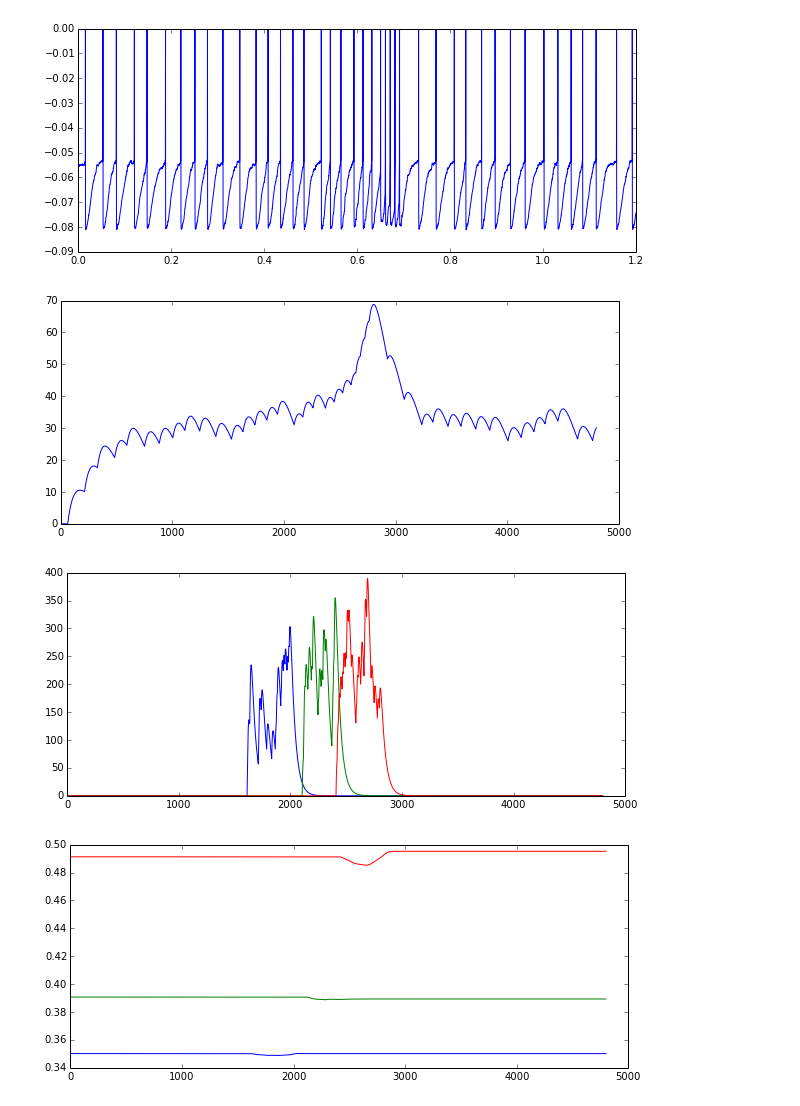
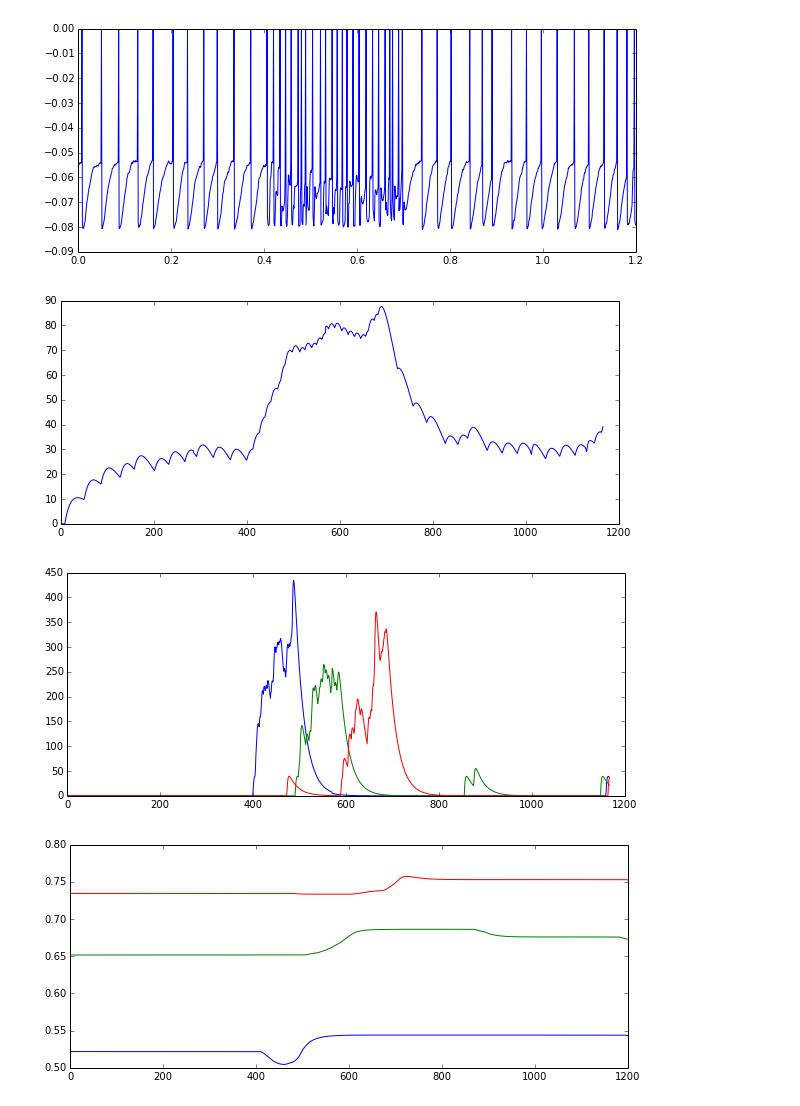
Before and after one commit to blennon/research, a Jupyter notebook: spiking_pf_mli_plasticity/notebooks/pf_mli_setup_test.ipynb, the cells around one changed output. Cells and saved outputs as stored; diff of their text form; code cells hidden in the pictures.

Commit message:
updated notebooks, added new notebooks/experiments, fixed clock issue in rate monitor

```diff
--- a/spiking_pf_mli_plasticity/notebooks/pf_mli_setup_test.ipynb
+++ b/spiking_pf_mli_plasticity/notebooks/pf_mli_setup_test.ipynb
@@ -12,7 +12,7 @@ def pf_rates(t):
 
     t: is the simulation time step
     '''
-    fr = zeros(3) * Hz
+    fr = ones(3) * 2*Hz
     if 400*ms <= t < 500*ms:
         fr[0] = 200 * Hz
     elif 500*ms <= t < 600*ms:
@@ -27,7 +27,7 @@ def run_net(initial_weights):
     GR = PoissonGroup(3,rates=pf_rates)
     MLI = MLIGroup(1)
     CF = SpikeGeneratorGroup(1,[(0,i*ms) for i in range(650,700,10)])
-    S_GR_MLI = Synapses(GR,MLI,model='w:1',pre='g_ampa+=MLI.g_ampa_*w')
+    S_GR_MLI = Synapses(GR,MLI,model='w:1',pre='g_ampa+=5*MLI.g_ampa_*w')
     S_GR_MLI[:,:] = 1
     S_GR_MLI.w[:,:] = initial_weights
     S_CF_MLI = Synapses(CF,MLI,model='w:1',pre='g_ampa+=MLI.g_ampa_*w')
@@ -38,15 +38,16 @@ def run_net(initial_weights):
     def random_current():
         MLI.I = gamma(3.966333,0.006653,size=len(MLI)) * nA
 
+    record_clock = Clock(1*ms)
     GR_S = SpikeMonitor(GR)
-    GR_R = RealTimeRateMonitor(GR, record=True)
-    MLI_V = StateMonitor(MLI, 'V', record=True)
+    GR_R = RealTimeRateMonitor(GR, record=True, record_clock=record_clock, tau_f=20*ms)
+    MLI_V = StateMonitor(MLI, 'V', record=True, clock=record_clock)
     MLI_S = SpikeMonitor(MLI)
-    MLI_R = RealTimeRateMonitor(MLI, tau_f=60*ms, tau_r=15*ms, record=True)
-    W = StateMonitor(S_GR_MLI,'w',record=True)
+    MLI_R = RealTimeRateMonitor(MLI, tau_f=60*ms, tau_r=15*ms, record=True, record_clock=record_clock)
+    W = StateMonitor(S_GR_MLI,'w',record=True, clock=record_clock)
 
-    beta = .001
-    @network_operation
+    beta = .002
+    @network_operation(defaultclock)
     def update_weights():
         mli_fr = min(MLI_R.get_firing_rates(),100.)/100.
         gr_fr = GR_R.get_firing_rates()
@@ -60,25 +61,36 @@ def run_net(initial_weights):
     return GR_S, GR_R, MLI_V, MLI_S, MLI_R, W, S_GR_MLI.w[:,:]
 # %%
 weights_history = [.35*ones(3)]
-for i in range(50):
+for i in range(20):
     reinit()
     reinit_default_clock()
     clear(True)
     GR_S, GR_R, MLI_V, MLI_S, MLI_R, W, final_weights = run_net(weights_history[-1])
     weights_history.append(final_weights)
 # %%
+# plot MLI membrane potential trace
+figure(figsize(10,4))
 MLI_V.insert_spikes(MLI_S)
-figure(figsize(10,4))
 MLI_V.plot()
+
+# plot MLI firing rate trace from last trial
 figure(figsize(10,4))
 plot(MLI_R.getvalues())
+
+# plot GR firing rate vtraces from last trial
 figure(figsize(10,4))
 gr_frs = squeeze(GR_R.getvalues())
 for i in range(3): plot(gr_frs[:,i])
+
+# plot weights from last trial
 figure(figsize(10,4))
 for i in range(3): plot(W.getvalues()[i,:])
+
+# plot weights over trials
+figure()
+for i in range(3): plot(squeeze(weights_history)[:,i])
 # %% [output]
-[figure, old version]
+[figure, new version]
-[figure, old version]
+[figure, new version]
-[figure, old version]
+[figure, new version]
-[figure, old version]
+[figure, new version]
```
Also changed, not shown: parts of 3 cells of this notebook, 6 other files.
